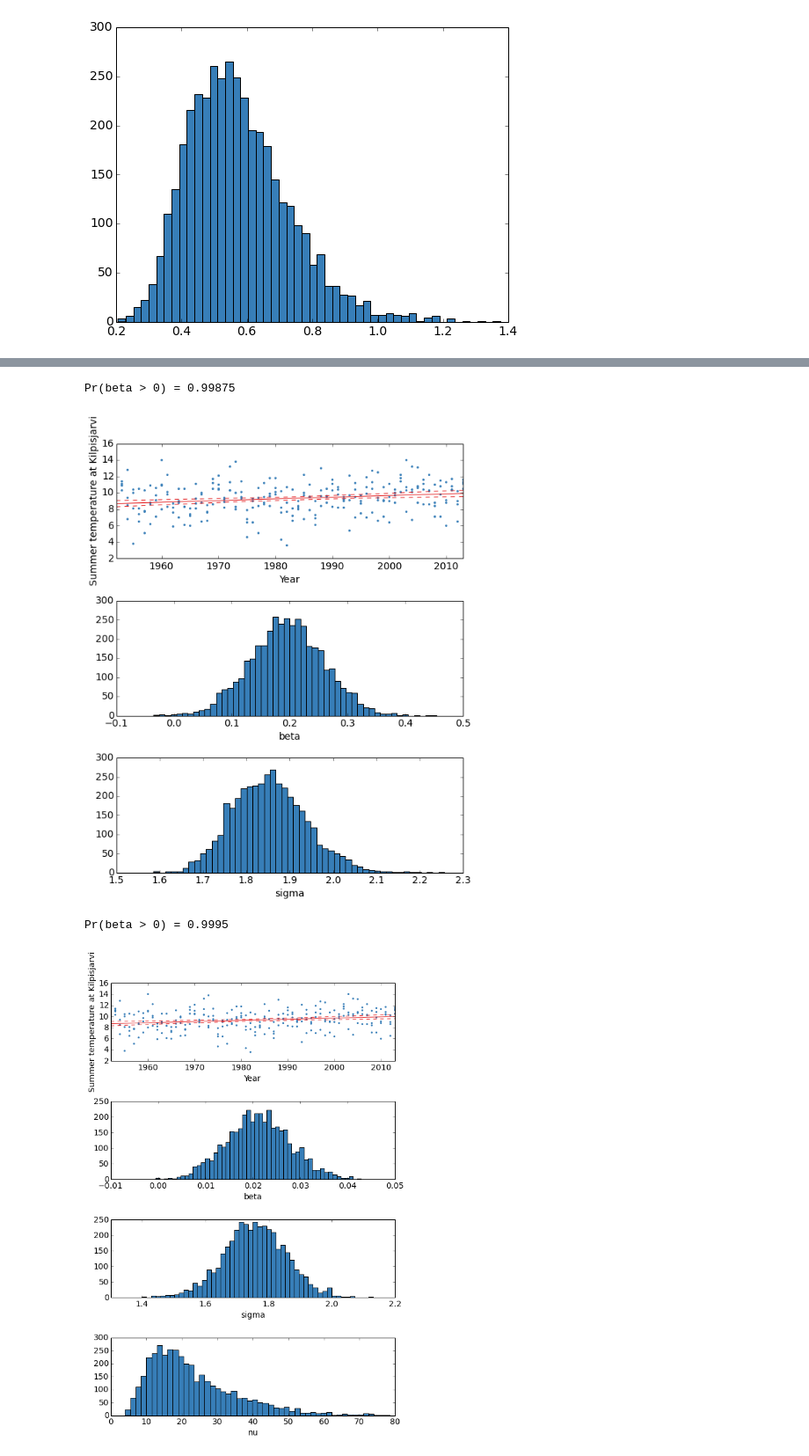
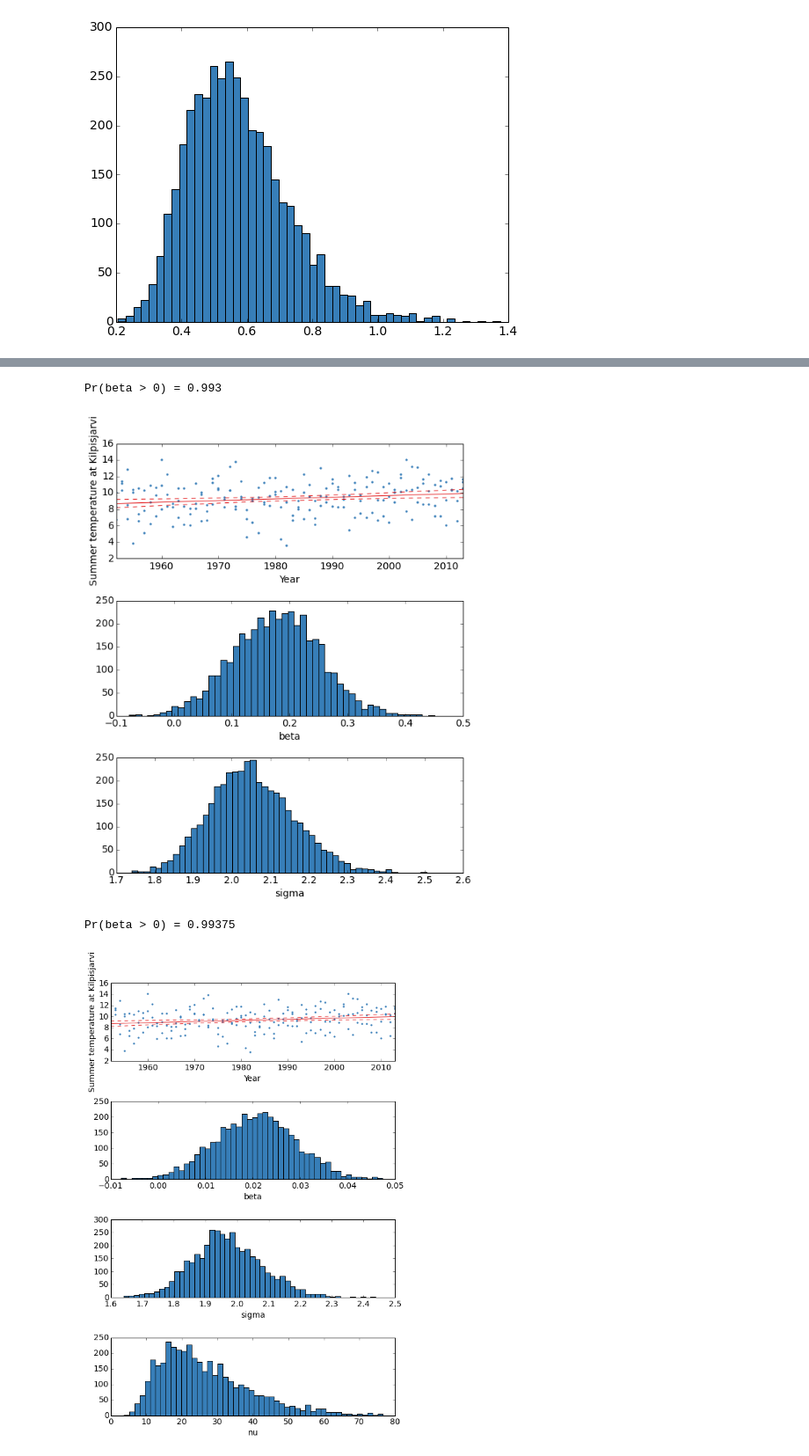
Before and after one commit to avehtari/BDA_py_demos, a Jupyter notebook: demos_pystan/pystan_demo.ipynb, the cells around one changed output, grey strips where cells are left out. Shown at 88% size. Drawn from its saved outputs; the diff is of its cells as text; code cells hidden in the pictures.

```diff
--- a/demos_pystan/pystan_demo.ipynb
+++ b/demos_pystan/pystan_demo.ipynb
@@ -157,8 +157,8 @@ generated quantities {
 # Data for Stan
 data_path = '../utilities_and_data/kilpisjarvi-summer-temp.csv'
 d = np.loadtxt(data_path, dtype=np.double, delimiter=';', skiprows=1)
-x = np.repeat(d[:,0], 4)
-y = d[:,1:5].ravel()
+x = np.repeat(d[:,0], 3)
+y = d[:,1:4].ravel()
 N = len(x)
 xpred = 2016
 data = dict(N=N, x=x, y=y, xpred=xpred)
@@ -231,8 +231,8 @@ model {
 # Data for Stan
 data_path = '../utilities_and_data/kilpisjarvi-summer-temp.csv'
 d = np.loadtxt(data_path, dtype=np.double, delimiter=';', skiprows=1)
-x = np.repeat(d[:,0], 4)
-y = d[:,1:5].ravel()
+x = np.repeat(d[:,0], 3)
+y = d[:,1:4].ravel()
 N = len(x)
 data = dict(
     N = N,
@@ -316,8 +316,8 @@ generated quantities {
 # Data for Stan
 data_path = '../utilities_and_data/kilpisjarvi-summer-temp.csv'
 d = np.loadtxt(data_path, dtype=np.double, delimiter=';', skiprows=1)
-x = np.repeat(d[:,0], 4)
-y = d[:,1:5].ravel()
+x = np.repeat(d[:,0], 3)
+y = d[:,1:4].ravel()
 N = len(x)
 data = dict(N = N, x = x, y = y)
 # Compile and fit the model
@@ -352,8 +352,8 @@ plt.hist(samples['sigma'], 50)
 plt.xlabel('sigma')
 plt.tight_layout();
 # %% [output]
-Pr(beta > 0) = 0.99875
+Pr(beta > 0) = 0.993
-[figure, old version]
+[figure, new version]
 # %%
 # ====== Gaussian linear student-t model =======================================
 linear_code = """
@@ -380,8 +380,8 @@ model {
 # Data for Stan
 data_path = '../utilities_and_data/kilpisjarvi-summer-temp.csv'
 d = np.loadtxt(data_path, dtype=np.double, delimiter=';', skiprows=1)
-x = np.repeat(d[:,0], 4)
-y = d[:,1:5].ravel()
+x = np.repeat(d[:,0], 3)
+y = d[:,1:4].ravel()
 N = len(x)
 data = dict(N = N, x = x, y = y)
 # Compile and fit the model
@@ -392,35 +392,35 @@ samples = fit.extract(permuted=True)
 plt.figure(figsize=(8,12))
 plt.subplot(4,1,1)
 plt.plot(x,
     np.percentile(samples['mu'], 50, axis=0),
     color='#e41a1c',
     linewidth=1
 )
 plt.plot(
     x,
     np.asarray(np.percentile(samples['mu'], [5, 95], axis=0)).T,
     color='#e41a1c',
     linestyle='--',
     linewidth=1,
 )
 plt.scatter(x, y, 5, color='#377eb8')
 plt.xlabel('Year')
 plt.ylabel('Summer temperature at Kilpisjarvi')
 plt.xlim((1952,2013))
 plt.subplot(4,1,2)
 plt.hist(samples['beta'], 50)
 plt.xlabel('beta')
 print 'Pr(beta > 0) = {}'.format(np.mean(samples['beta']>0))
 plt.subplot(4,1,3)
 plt.hist(samples['sigma'], 50)
 plt.xlabel('sigma')
 plt.subplot(4,1,4)
 plt.hist(samples['nu'], 50)
 plt.xlabel('nu')
 plt.tight_layout();
 # %% [output]
-Pr(beta > 0) = 0.9995
+Pr(beta > 0) = 0.99375
-[figure, old version]
+[figure, new version]
 # %%
 # ==== Comparison of k groups with equal variances (ANOVA) =====================
 group_code = """
```
Also changed, not shown: parts of 6 cells of this notebook, 1 other file.
